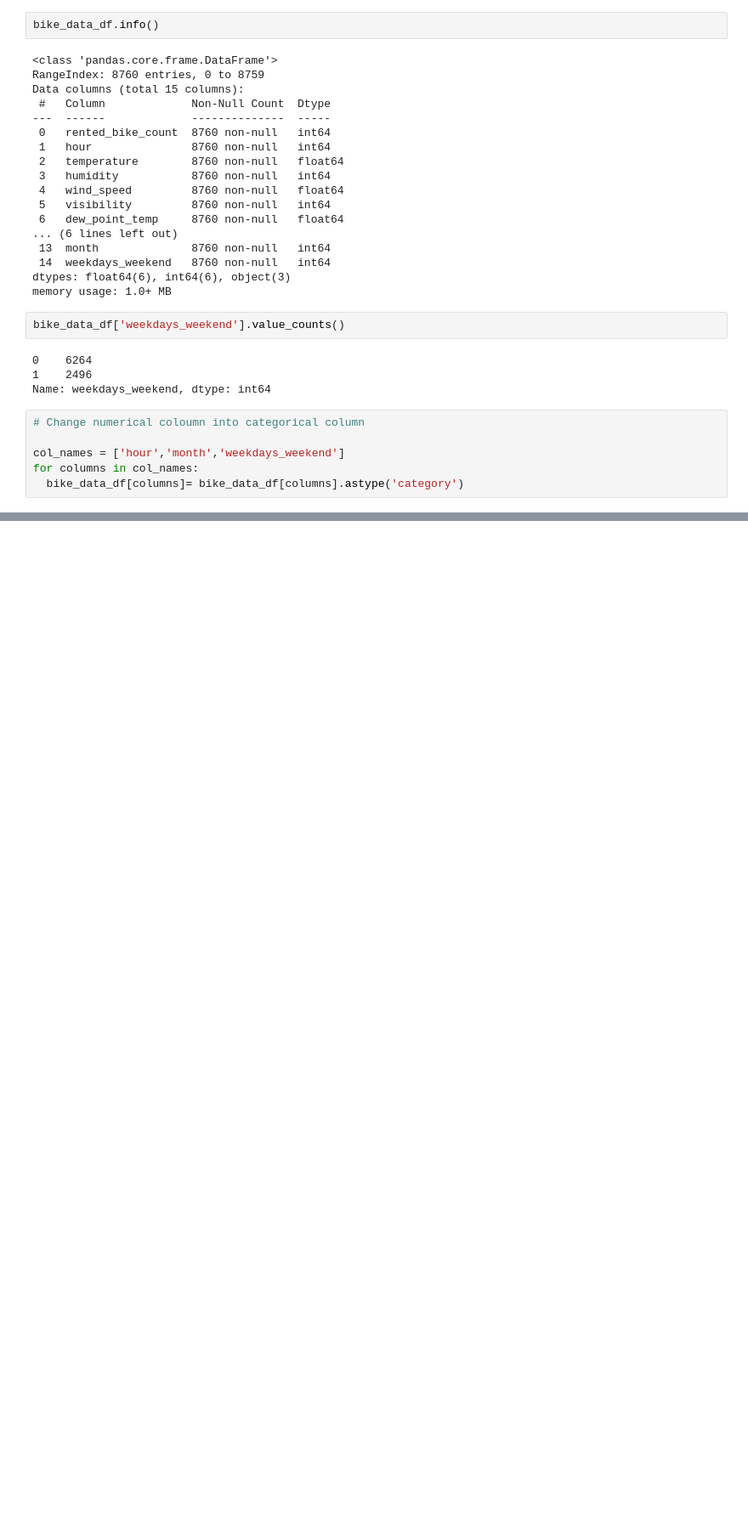
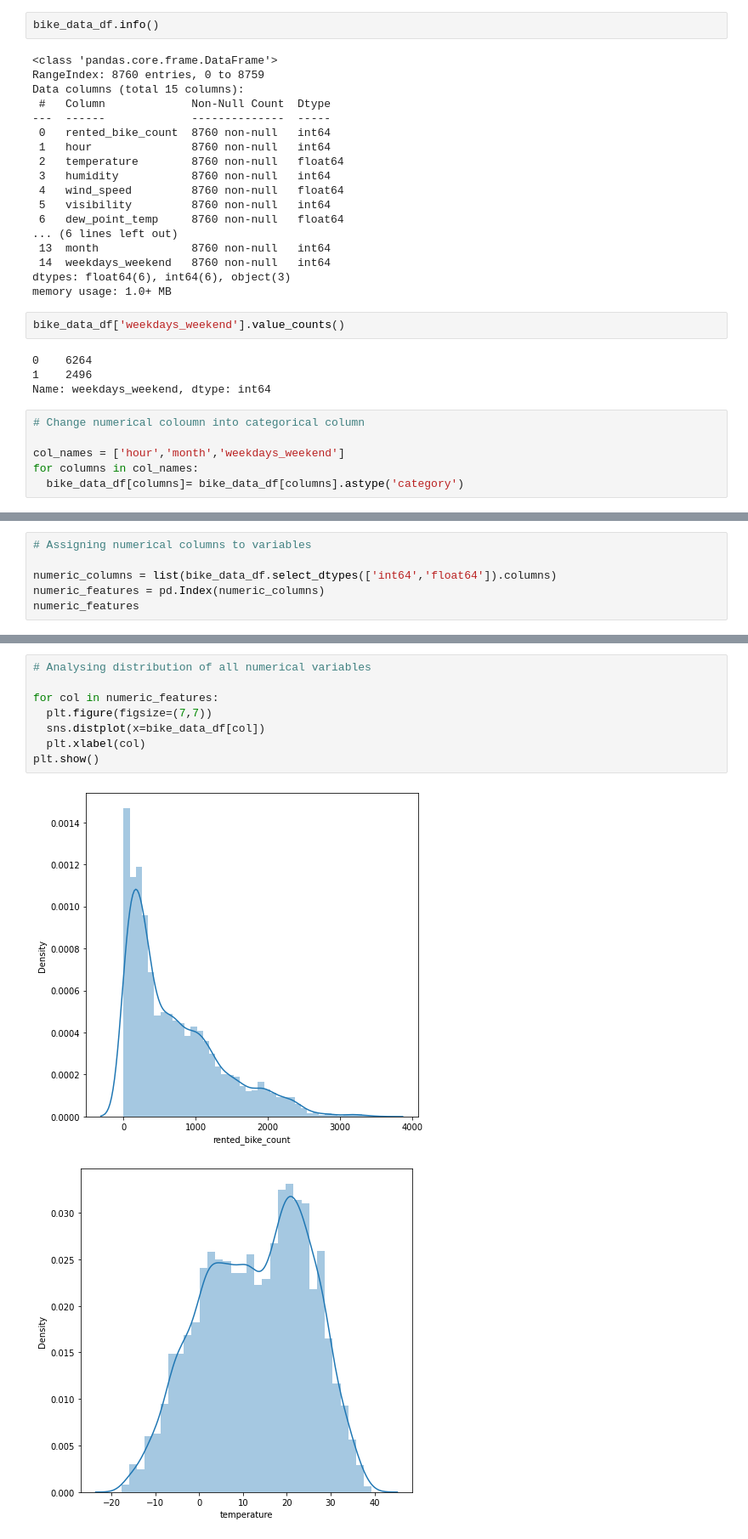
Before and after one commit to mmishra1092/Bike-Sharing-Demand-Prediction, a Jupyter notebook: MAYANK_MISHRA_Bike_Sharing_Demand_Prediction_Capstone_Project.ipynb, the cells around one changed output, grey strips where cells are left out. Shown: that part at 85% size. Drawn from its saved outputs; the diff is of its cells as text; blank space fills up the shorter version.

Commit message:
EDA of numerical features

```diff
--- a/MAYANK_MISHRA_Bike_Sharing_Demand_Prediction_Capstone_Project.ipynb
+++ b/MAYANK_MISHRA_Bike_Sharing_Demand_Prediction_Capstone_Project.ipynb
@@ -248,0 +251,6 @@ sns.distplot(bike_data_df['rented_bike_count'],color="y")
+# %%
+# Assigning numerical columns to variables
+
+numeric_columns = list(bike_data_df.select_dtypes(['int64','float64']).columns)
+numeric_features = pd.Index(numeric_columns)
+numeric_features
@@ -248,0 +262,11 @@ sns.distplot(bike_data_df['rented_bike_count'],color="y")
+# %%
+# Analysing distribution of all numerical variables
+
+for col in numeric_features:
+  plt.figure(figsize=(7,7))
+  sns.distplot(x=bike_data_df[col])
+  plt.xlabel(col)
+plt.show()
+# %% [output]
+[figure, added]
+[figure, added]
```
Also changed, not shown: parts of 6 cells of this notebook.
